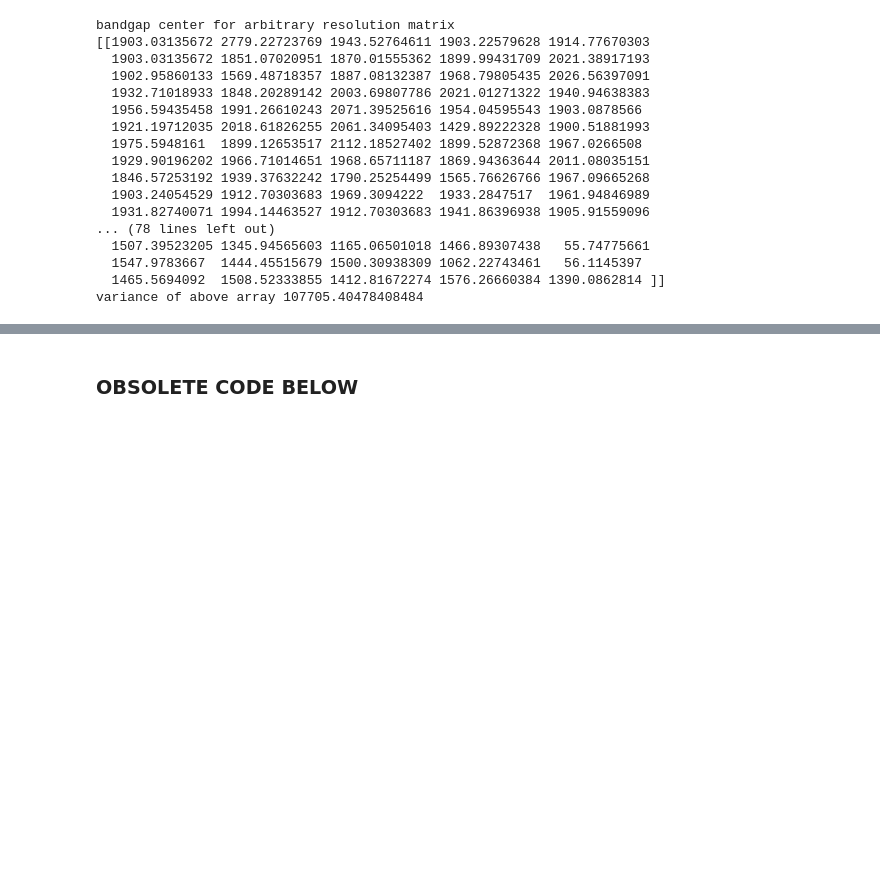
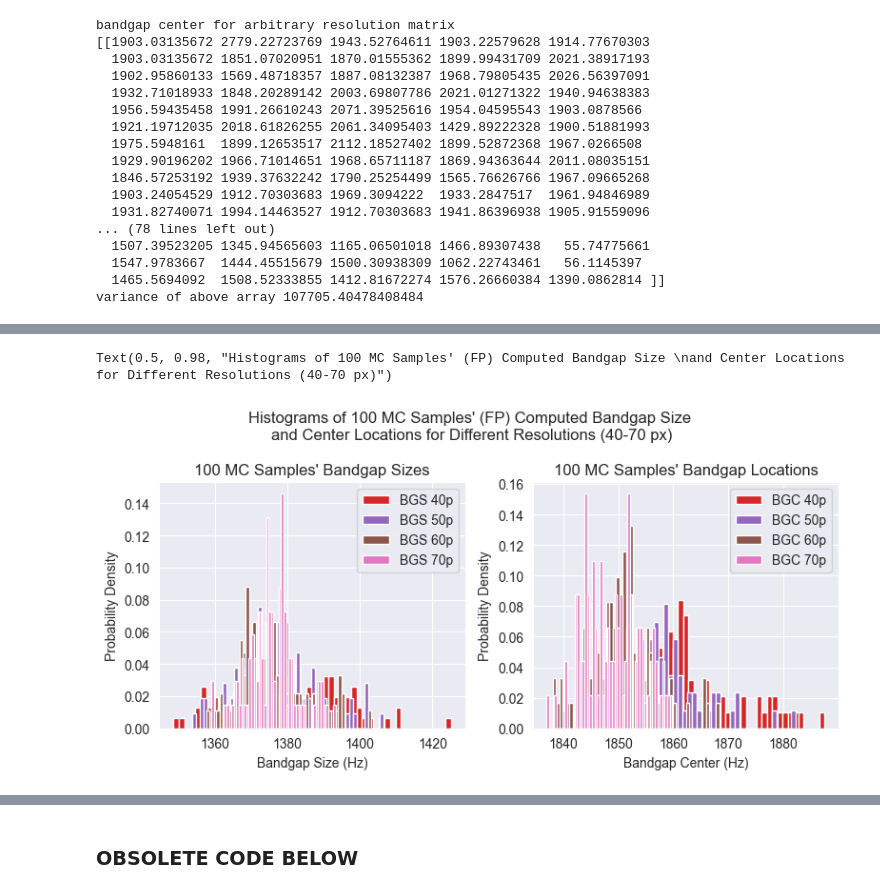
Before and after one commit to trutheresy/UQ-2D-Metamaterials, a Jupyter notebook: higher_resolution_matrices_studies.ipynb, the cells around one changed output, grey strips where cells are left out. Cells and saved outputs as stored; diff of their text form; code cells hidden in the pictures; blank space fills up the shorter version.

```diff
--- a/higher_resolution_matrices_studies.ipynb
+++ b/higher_resolution_matrices_studies.ipynb
@@ -359,0 +493,29 @@ Text(0.5, 0.98, 'Histograms of 100 MC Samples Computed Bandgap Size and Center L
+# %%
+fig, axs = plt.subplots(nrows=1, ncols=2, sharey=False, tight_layout=True, figsize=(8,4))
+# for i in range(8):
+#     axs[0].hist(bg_sizes_n100_fp[str(10*(i+1))+'p'], bins=50, density=True, alpha=0.5, label='BGS'+str(str(10*(i+1))+'p'))
+#     axs[1].hist(bg_centers_n100_fp[str(10*(i+1))+'p'], bins=50, density=True, alpha=0.5, label='BGC'+str(str(10*(i+1))+'p'))
+axs[0].hist(bg_sizes_n100_fp['40p'].flatten(), bins=50, density=True, alpha=1, color='C3', label='BGS 40p')
+axs[1].hist(bg_centers_n100_fp['40p'].flatten(), bins=50, density=True, alpha=1, color='C3', label='BGC 40p')
+axs[0].hist(bg_sizes_n100_fp['50p'].flatten(), bins=50, density=True, alpha=1, color='C4', label='BGS 50p')
+axs[1].hist(bg_centers_n100_fp['50p'].flatten(), bins=50, density=True, alpha=1, color='C4', label='BGC 50p')
+axs[0].hist(bg_sizes_n100_fp['60p'].flatten(), bins=50, density=True, alpha=1, color='C5', label='BGS 60p')
+axs[1].hist(bg_centers_n100_fp['60p'].flatten(), bins=50, density=True, alpha=1, color='C5', label='BGC 60p')
+axs[0].hist(bg_sizes_n100_fp['70p'].flatten(), bins=50, density=True, alpha=1, color='C6', label='BGS 70p')
+axs[1].hist(bg_centers_n100_fp['70p'].flatten(), bins=50, density=True, alpha=1, color='C6', label='BGC 70p')
+
+axs[0].set_xlabel("Bandgap Size (Hz)")
+axs[0].set_ylabel("Probability Density")
+axs[0].legend(loc='best')
+axs[0].set_title('100 MC Samples\' Bandgap Sizes')
+
+axs[1].set_xlabel("Bandgap Center (Hz)")
+axs[1].set_ylabel("Probability Density")
+axs[1].legend(loc='best')
+axs[1].set_title('100 MC Samples\' Bandgap Locations')
+
+title_str = 'Histograms of 100 MC Samples\' (FP) Computed Bandgap Size \nand Center Locations for Different Resolutions (40-70 px)'
+plt.suptitle(title_str)
+# %% [output]
+Text(0.5, 0.98, "Histograms of 100 MC Samples' (FP) Computed Bandgap Size \nand Center Locations for Different Resolutions (40-70 px)")
+[figure, added]
```
Also changed, not shown: parts of 138 cells of this notebook, 6 other files.
